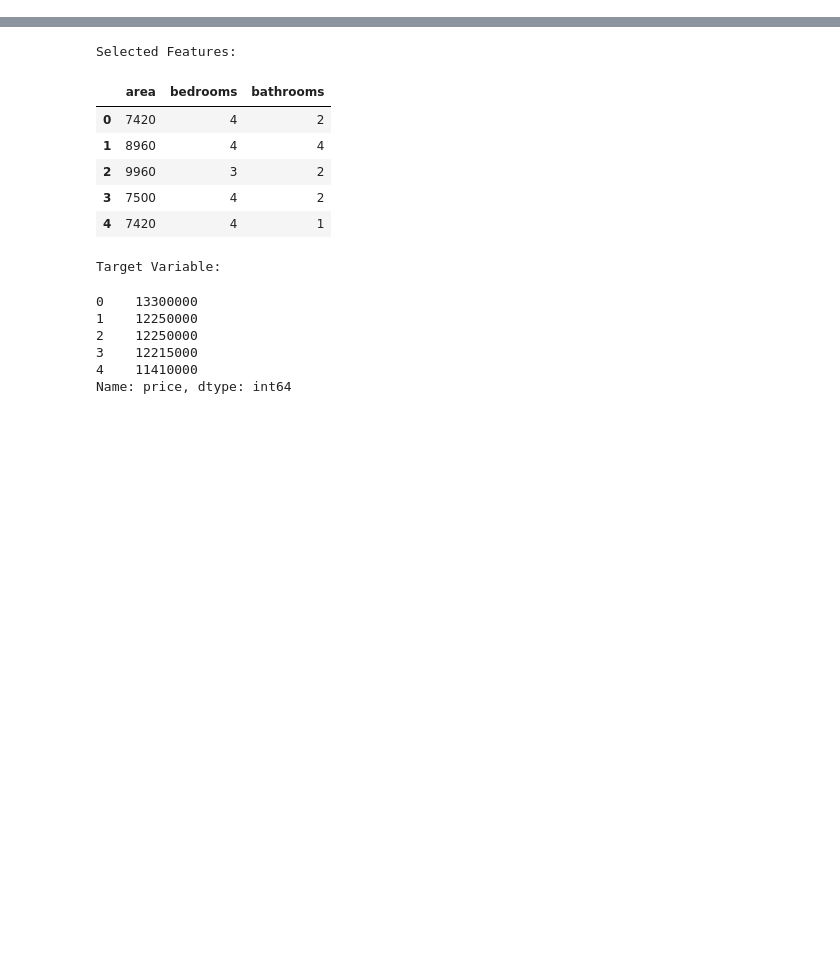
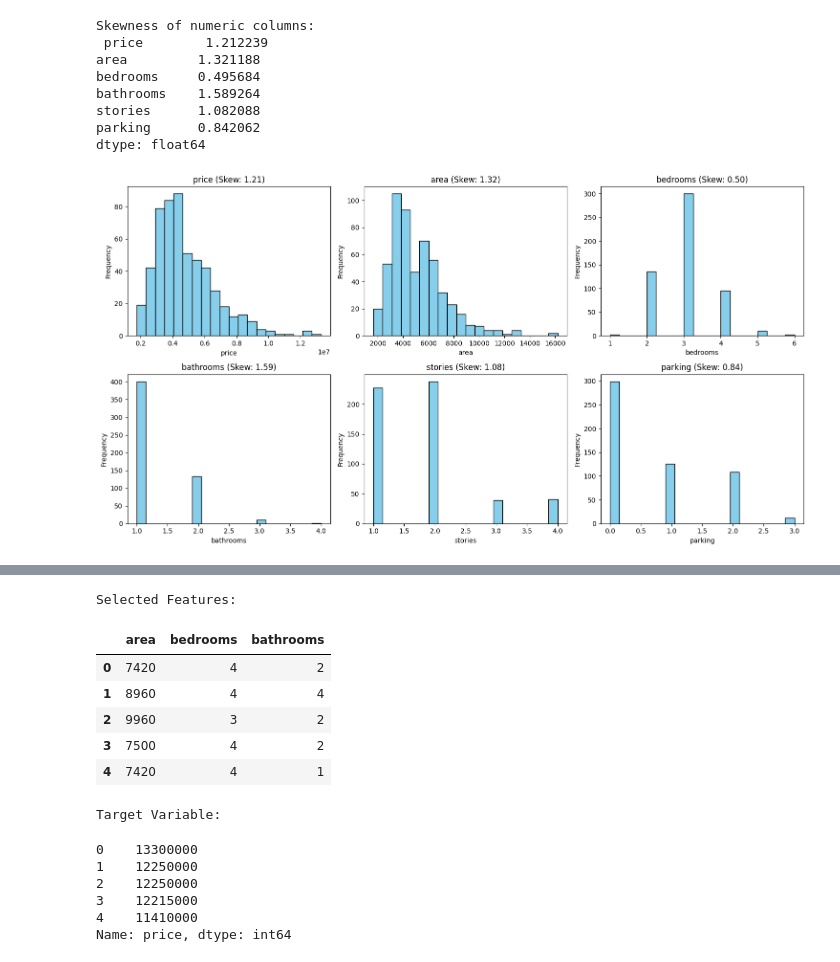
Before and after one commit to Sunmathi-A77/House_Price_Prediction, a Jupyter notebook: House_Price_Prediction.ipynb, the cells around one changed output, grey strips where cells are left out. Drawn from its saved outputs; the diff is of its cells as text; code cells hidden in the pictures; blank space fills up the shorter version.

```diff
--- a/House_Price_Prediction.ipynb
+++ b/House_Price_Prediction.ipynb
@@ -19,0 +170,27 @@ df.head()
+# %%
+# Detect Skewness and Plot data distribution
+numeric_cols = ['price', 'area', 'bedrooms', 'bathrooms', 'stories', 'parking']
+skewness = df[numeric_cols].skew()
+print("Skewness of numeric columns:\n", skewness)
+
+fig, axes = plt.subplots(2, 3, figsize=(15, 8))
+axes = axes.flatten()
+
+for i, col in enumerate(numeric_cols):
+    axes[i].hist(df[col], bins=20, color='skyblue', edgecolor='black')
+    axes[i].set_title(f"{col} (Skew: {df[col].skew():.2f})")
+    axes[i].set_xlabel(col)
+    axes[i].set_ylabel("Frequency")
+
+plt.tight_layout()
+plt.show()
+# %% [output]
+Skewness of numeric columns:
+ price        1.212239
+area         1.321188
+bedrooms     0.495684
+bathrooms    1.589264
+stories      1.082088
+parking      0.842062
+dtype: float64
+[figure, added]
```
Also changed, not shown: parts of 17 cells of this notebook, 1 other file.
